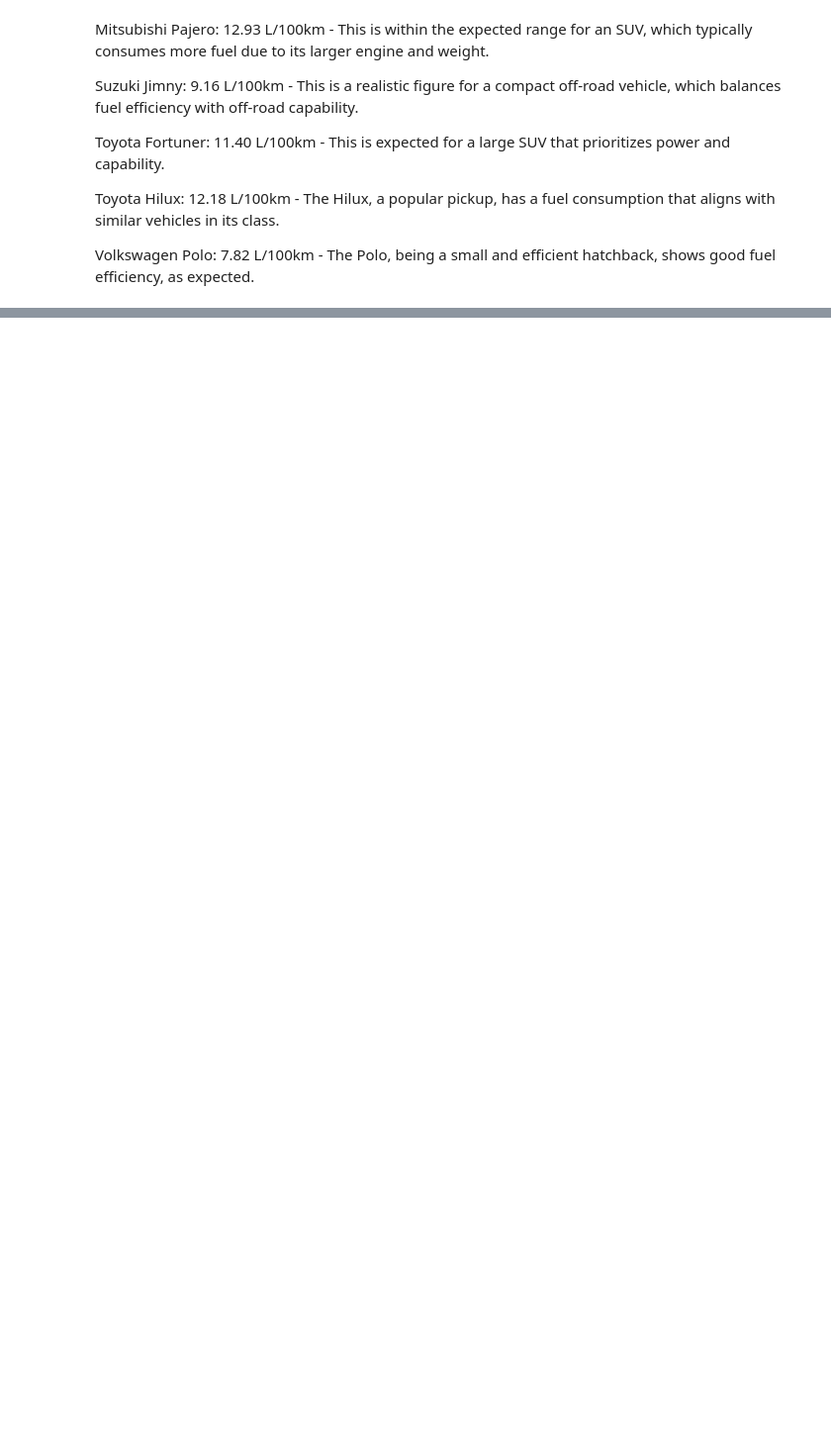
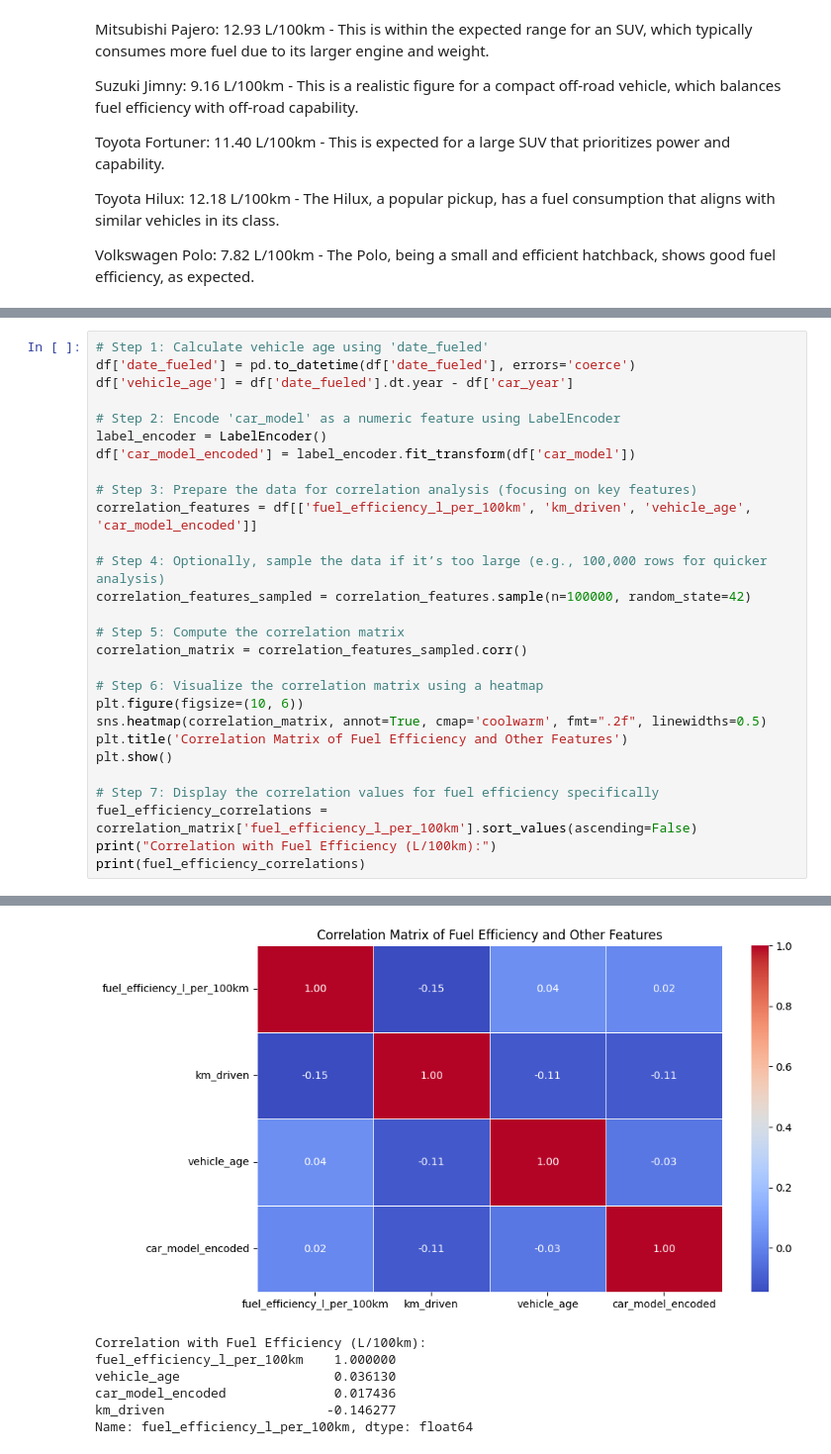
Before and after one commit to Daggy2002/DVE-Assignments, a Jupyter notebook: Assignment1/main.ipynb, the cells around one changed output, grey strips where cells are left out. Shown: that part at 99% size. Saved outputs shown, nothing was run; the diff lists cells and outputs as text; blank space fills up the shorter version.

```diff
--- a/Assignment1/main.ipynb
+++ b/Assignment1/main.ipynb
@@ -824,0 +984,29 @@ Country: ₴, Vehicle: peugeot partner, Fuel Efficiency: 5.14 L/100km
+# %%
+# Step 1: Calculate vehicle age using 'date_fueled'
+df['date_fueled'] = pd.to_datetime(df['date_fueled'], errors='coerce')
+df['vehicle_age'] = df['date_fueled'].dt.year - df['car_year']
+
+# Step 2: Encode 'car_model' as a numeric feature using LabelEncoder
+label_encoder = LabelEncoder()
+df['car_model_encoded'] = label_encoder.fit_transform(df['car_model'])
+
+# Step 3: Prepare the data for correlation analysis (focusing on key features)
+correlation_features = df[['fuel_efficiency_l_per_100km', 'km_driven', 'vehicle_age', 'car_model_encoded']]
+
+# Step 4: Optionally, sample the data if it’s too large (e.g., 100,000 rows for quicker analysis)
+correlation_features_sampled = correlation_features.sample(n=100000, random_state=42)
+
+# Step 5: Compute the correlation matrix
+correlation_matrix = correlation_features_sampled.corr()
+
+# Step 6: Visualize the correlation matrix using a heatmap
+plt.figure(figsize=(10, 6))
+sns.heatmap(correlation_matrix, annot=True, cmap='coolwarm', fmt=".2f", linewidths=0.5)
+plt.title('Correlation Matrix of Fuel Efficiency and Other Features')
+plt.show()
+
+# Step 7: Display the correlation values for fuel efficiency specifically
+fuel_efficiency_correlations = correlation_matrix['fuel_efficiency_l_per_100km'].sort_values(ascending=False)
+print("Correlation with Fuel Efficiency (L/100km):")
+print(fuel_efficiency_correlations)
+# %% [output]
@@ -824,0 +1028,7 @@ Country: ₴, Vehicle: peugeot partner, Fuel Efficiency: 5.14 L/100km
+[figure, added]
+Correlation with Fuel Efficiency (L/100km):
+fuel_efficiency_l_per_100km    1.000000
+vehicle_age                    0.036130
+car_model_encoded              0.017436
+km_driven                     -0.146277
+Name: fuel_efficiency_l_per_100km, dtype: float64
```
Also changed, not shown: parts of 20 cells of this notebook.
